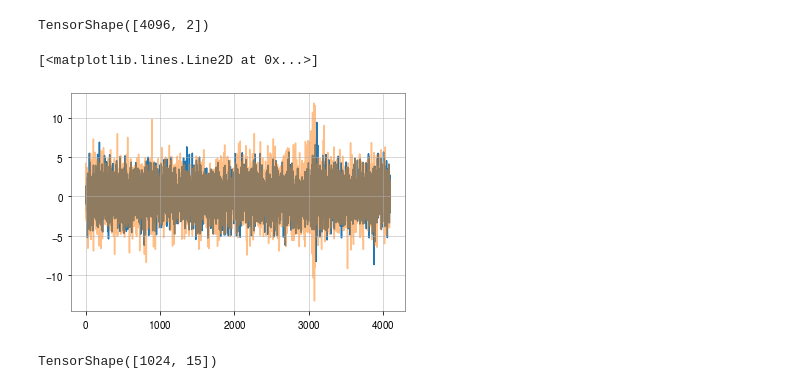
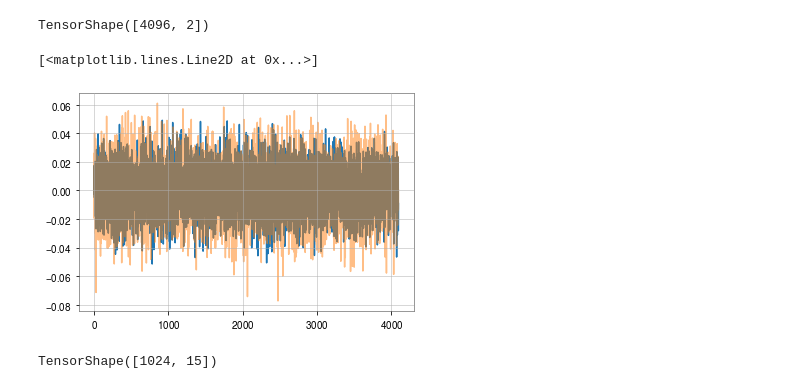
Before and after one commit to jcbayley/vitamin, a Jupyter notebook: notebooks/data_test.ipynb, the cells around one changed output. Saved outputs shown, nothing was run; the diff lists cells and outputs as text; code cells hidden in the pictures.

```diff
--- a/notebooks/data_test.ipynb
+++ b/notebooks/data_test.ipynb
@@ -13,4 +14,4 @@ Skyplotting functionality is automatically disabled.
 # %%
 %matplotlib inline
 # %%
-config = "/home/joseph.bayley/public_html/CBC/vitamin_refactor_O4/chirp4s/run9/config.ini"
+config = "/home/joseph.bayley/public_html/CBC/vitamin_refactor_O4_correctnoise/vitamin_distUnifSource_4s_pp_sect1/data_run/config.ini"
@@ -66,11 +50,11 @@ np.shape(tdt.Y_noisy[0])
 TensorShape([4096, 2])
 # %%
 fig, ax = plt.subplots()
-ax.plot(dt[0][0][0][:,0]*2)
-ax.plot(np.array(tdt.Y_noisy[0])[:,0], alpha = 0.5)
+ax.plot(dt[0][0][0][:,0])
+ax.plot(np.array(tdt.Y_noisy[7])[:,0], alpha = 0.5)
 # %% [output]
 [<matplotlib.lines.Line2D at 0x...>]
-[figure, old version]
+[figure, new version]
 # %%
 np.shape(dt.X)
 # %% [output]
```
Also changed, not shown: parts of 17 cells of this notebook, 3 other files.
